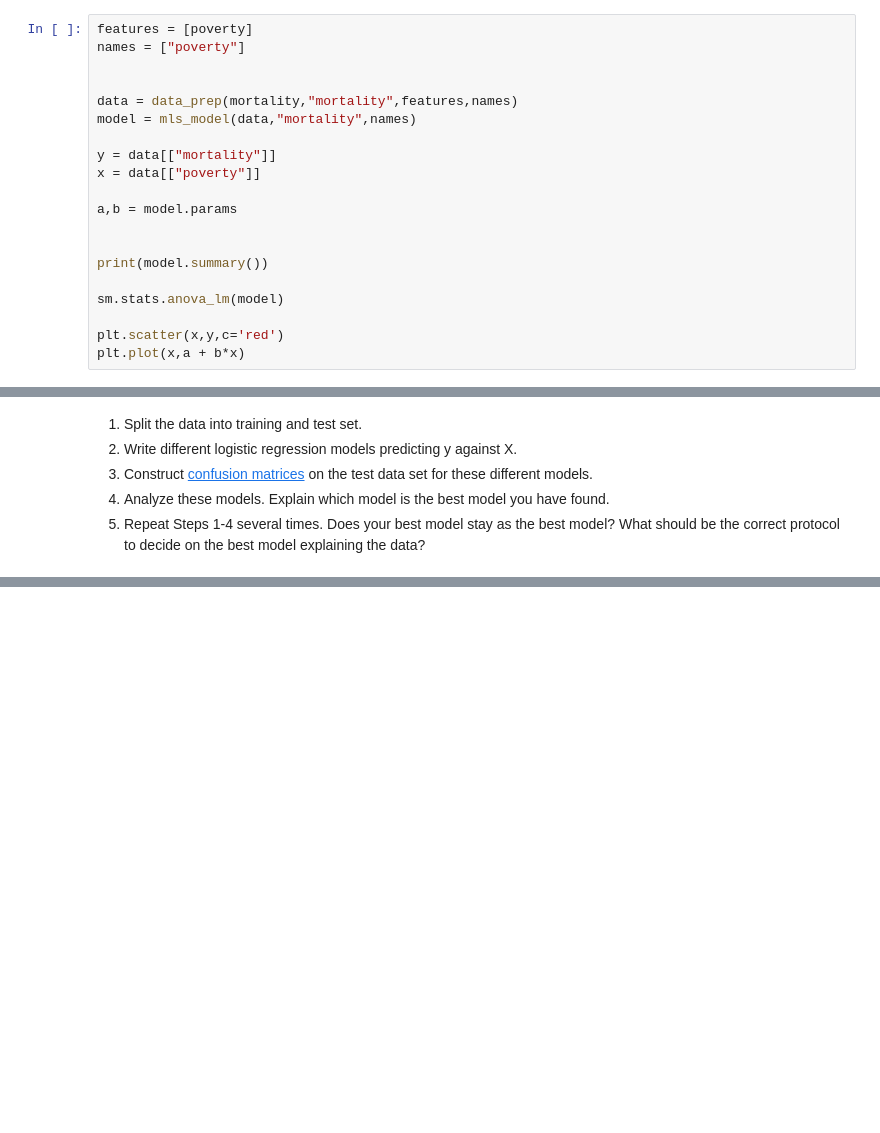
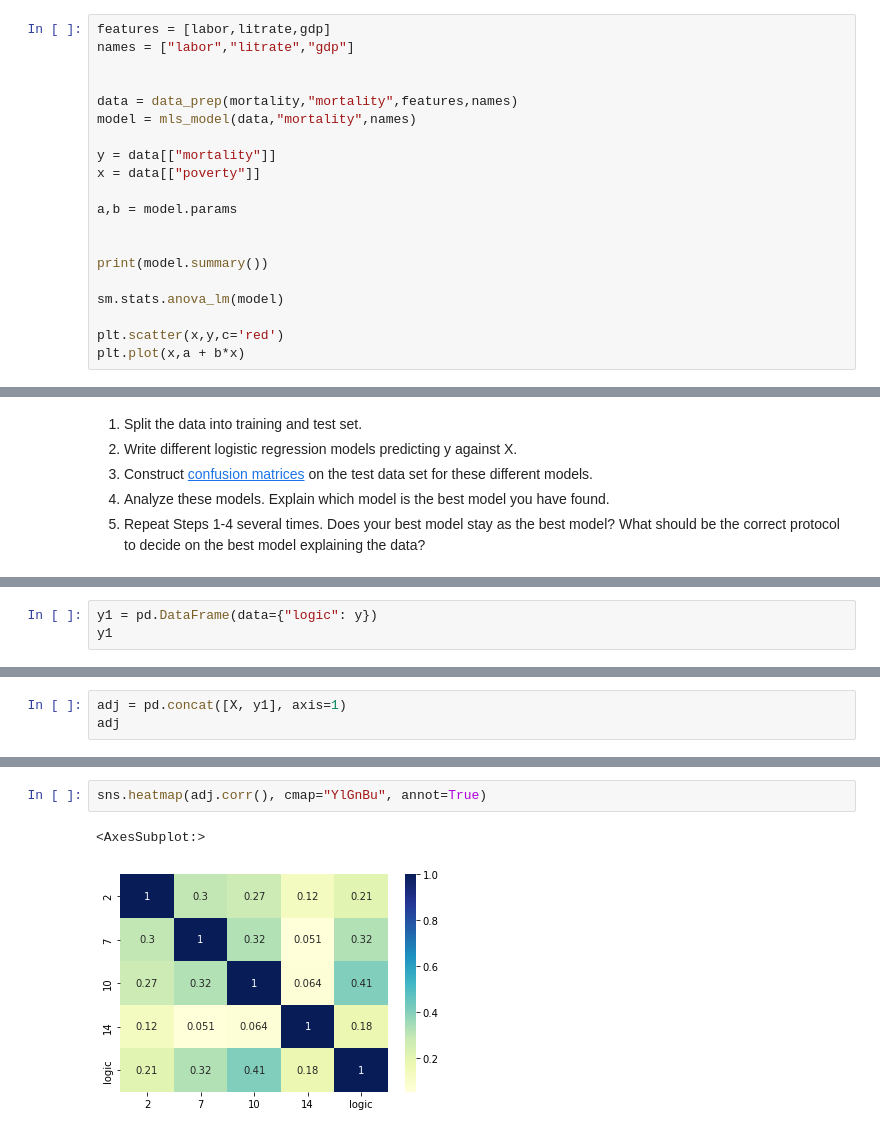
Before and after one commit to emirsglm/MAT388E-Data-Science-HW, a Jupyter notebook: HW2.ipynb, the cells around one changed output, grey strips where cells are left out. Cells and saved outputs as stored; diff of their text form; blank space fills up the shorter version.

```diff
--- a/HW2.ipynb
+++ b/HW2.ipynb
@@ -94,8 +95,8 @@ sns.heatmap(data.corr(), cmap="YlGnBu", annot=True)
 <AxesSubplot:xlabel='None', ylabel='None'>
 [figure]
 # %%
-features = [poverty]
-names = ["poverty"]
+features = [labor,litrate,gdp]
+names = ["labor","litrate","gdp"]
 
 
 data = data_prep(mortality,"mortality",features,names)
@@ -613,0 +579,3 @@ array([[570, 119],
+# %%
+y1 = pd.DataFrame(data={"logic": y})
+y1
@@ -613,0 +596,3 @@ array([[570, 119],
+# %%
+adj = pd.concat([X, y1], axis=1)
+adj
@@ -613,0 +613,5 @@ array([[570, 119],
+# %%
+sns.heatmap(adj.corr(), cmap="YlGnBu", annot=True)
+# %% [output]
+<AxesSubplot:>
+[figure, added]
```
Also changed, not shown: parts of 12 cells of this notebook.
